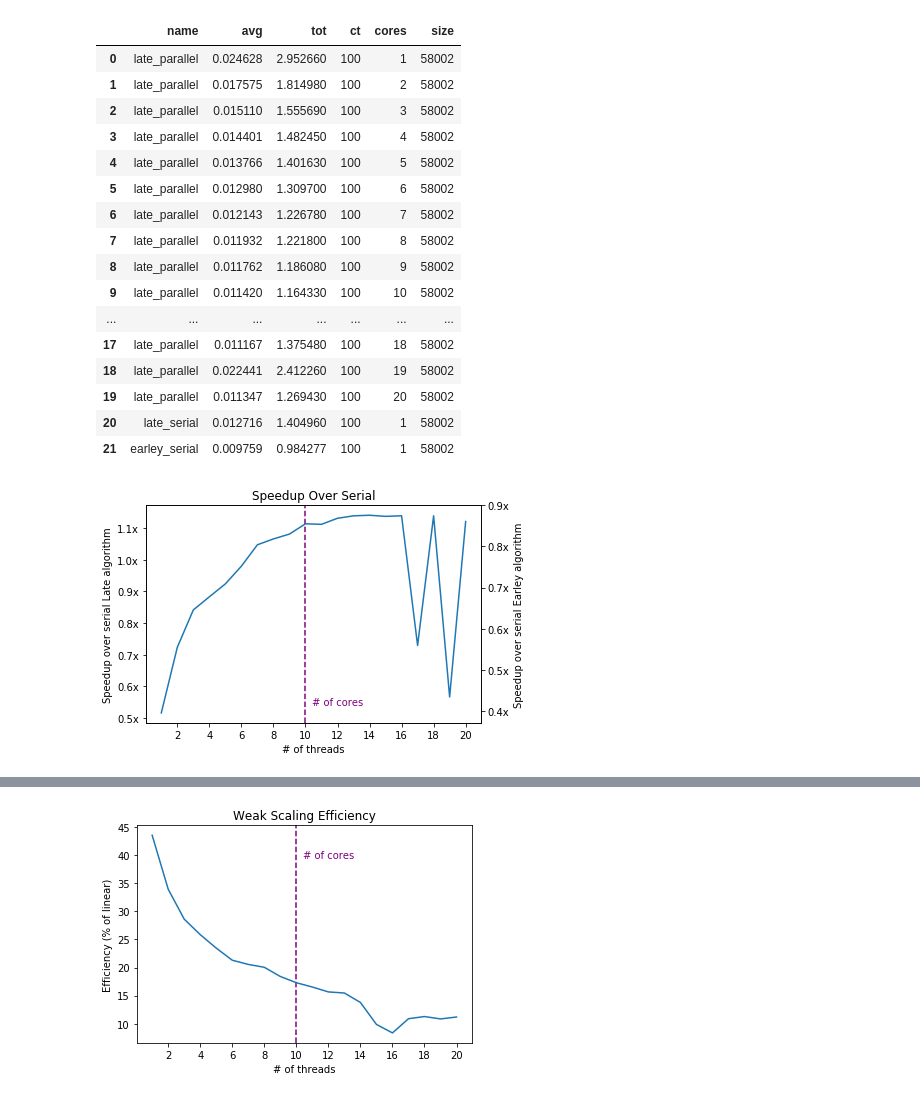
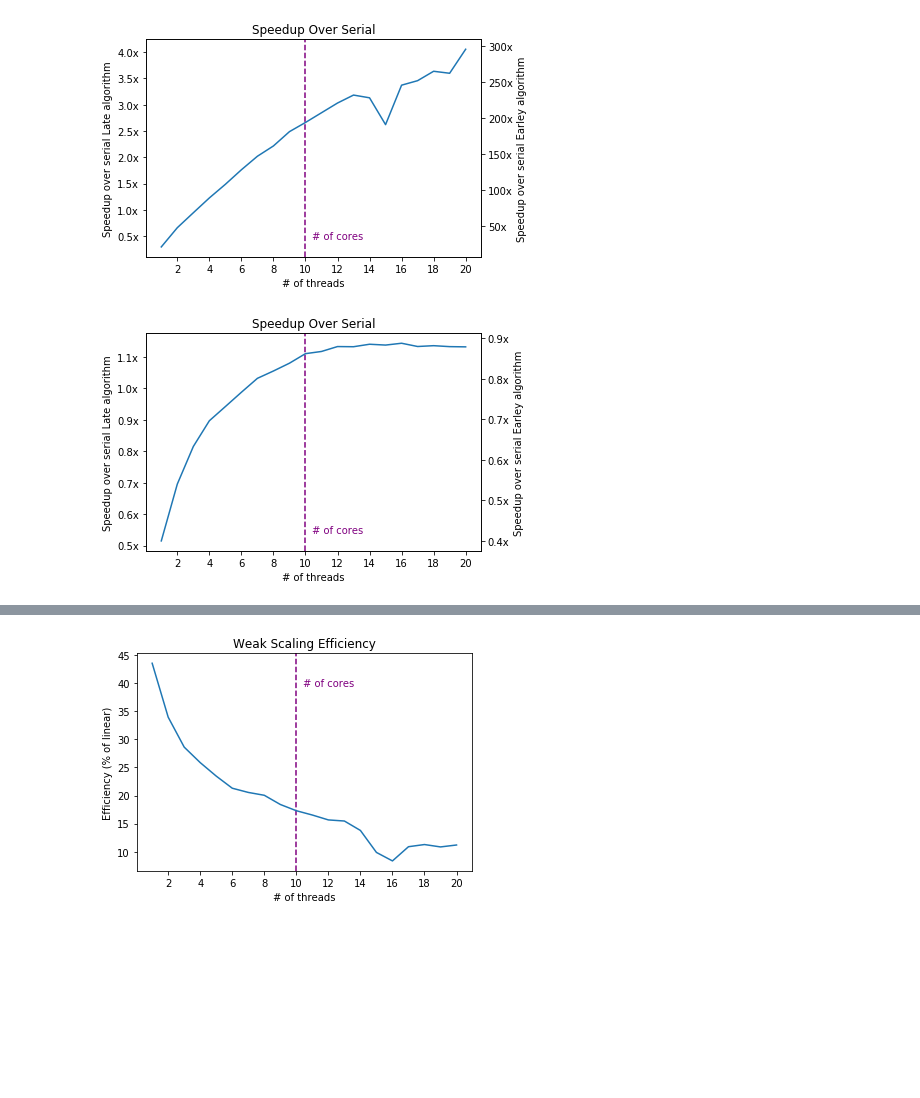
Before and after one commit to jfeser/earley, a Jupyter notebook: Analysis.ipynb, the cells around one changed output, grey strips where cells are left out. Drawn from its saved outputs; the diff is of its cells as text; code cells hidden in the pictures; blank space fills up the shorter version.

```diff
--- a/Analysis.ipynb
+++ b/Analysis.ipynb
@@ -125,25 +72,10 @@ plt.show()
-# %%
-java_df = pd.read_csv('results/java.csv', header=None, skiprows=1, names=['name', 'avg', 'tot', 'ct', 'cores', 'size'])
-java_df
-# %% [output]
-|  | name | avg | tot | ct | cores | size |
-| 0 | late_parallel | 0.024628 | 2.952660 | 100 | 1 | 58002 |
-| 1 | late_parallel | 0.017575 | 1.814980 | 100 | 2 | 58002 |
-| 2 | late_parallel | 0.015110 | 1.555690 | 100 | 3 | 58002 |
-| 3 | late_parallel | 0.014401 | 1.482450 | 100 | 4 | 58002 |
-| 4 | late_parallel | 0.013766 | 1.401630 | 100 | 5 | 58002 |
-| 5 | late_parallel | 0.012980 | 1.309700 | 100 | 6 | 58002 |
-| 6 | late_parallel | 0.012143 | 1.226780 | 100 | 7 | 58002 |
-| 7 | late_parallel | 0.011932 | 1.221800 | 100 | 8 | 58002 |
-| 8 | late_parallel | 0.011762 | 1.186080 | 100 | 9 | 58002 |
-| 9 | late_parallel | 0.011420 | 1.164330 | 100 | 10 | 58002 |
-| ... | ... | ... | ... | ... | ... | ... |
-| 17 | late_parallel | 0.011167 | 1.375480 | 100 | 18 | 58002 |
-| 18 | late_parallel | 0.022441 | 2.412260 | 100 | 19 | 58002 |
-| 19 | late_parallel | 0.011347 | 1.269430 | 100 | 20 | 58002 |
-| 20 | late_serial | 0.012716 | 1.404960 | 100 | 1 | 58002 |
-| 21 | earley_serial | 0.009759 | 0.984277 | 100 | 1 | 58002 |
+# %%
+cgw_df = pd.read_csv('results/arith-strong-scaling.csv')
+speedup_plot(cgw_df, '../earley_paper/figures/arith_scaling.png')
+# %% [output]
+[figure, added]
 # %%
+java_df = pd.read_csv('results/java-strong-scaling.csv')
 speedup_plot(java_df, '../earley_paper/figures/java_scaling.png')
 # %% [output]
-[figure, old version]
+[figure, new version]
```
Also changed, not shown: parts of 9 cells of this notebook.
